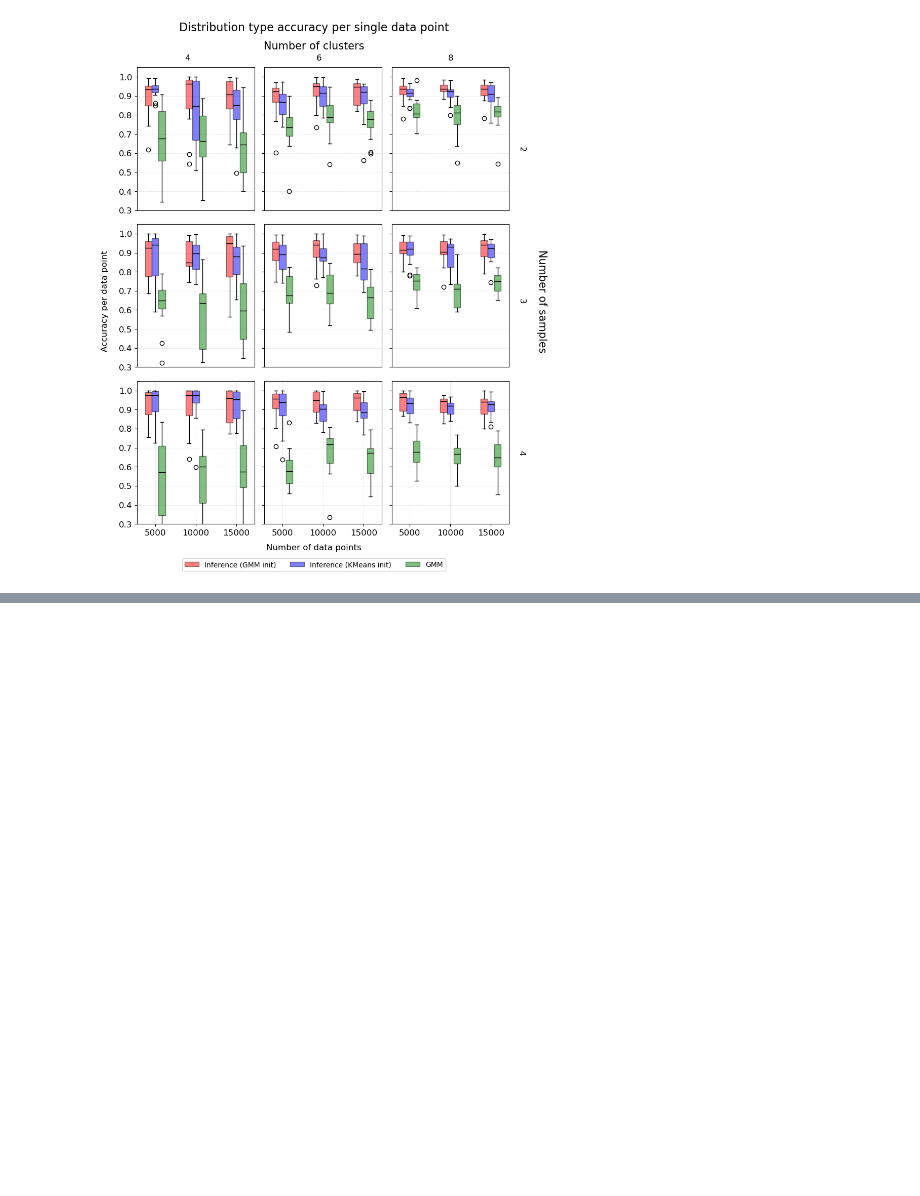
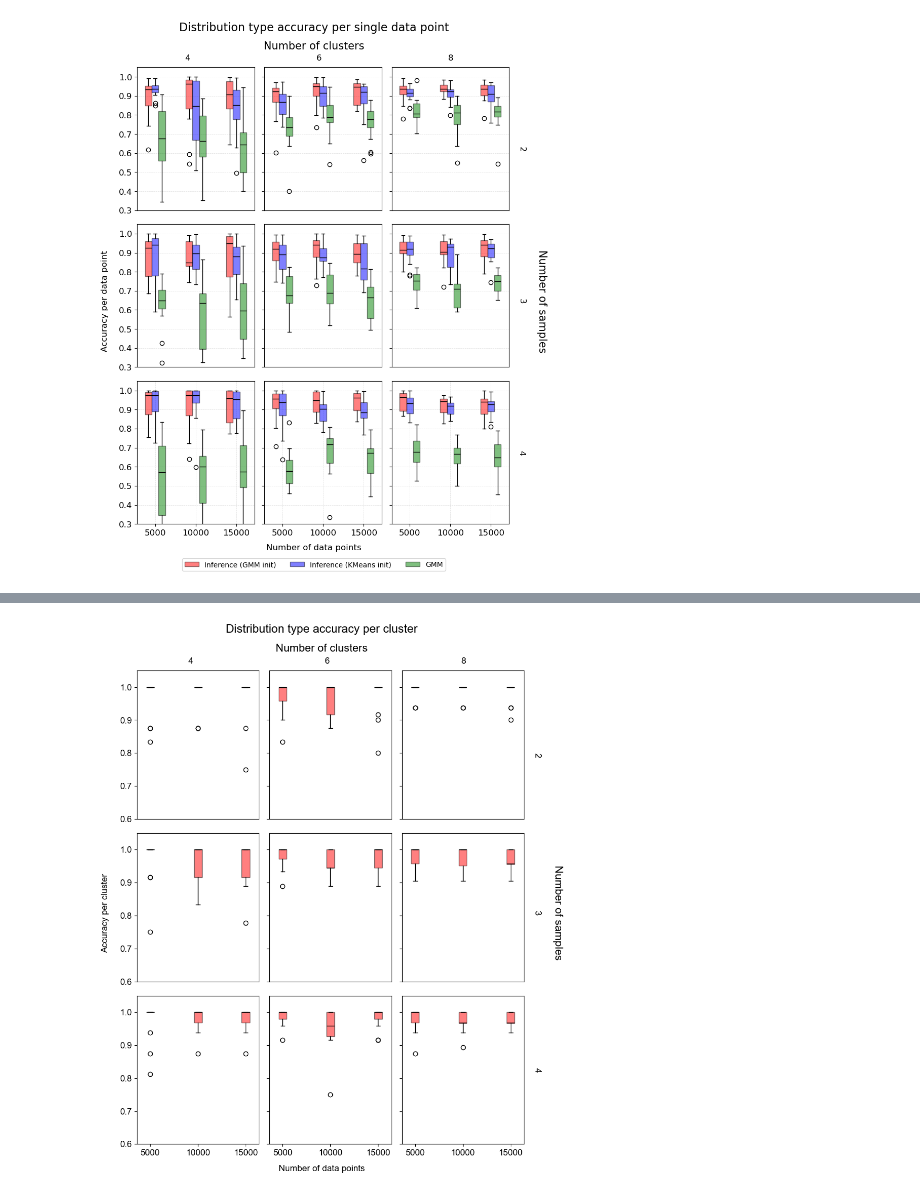
Before and after one commit to caravagnalab/MOBSTERm, a Jupyter notebook: test_generative/general_boxplots_analysis.ipynb, the cells around one changed output, grey strips where cells are left out. Cells and saved outputs as stored; diff of their text form; code cells hidden in the pictures; blank space fills up the shorter version.

```diff
--- a/test_generative/general_boxplots_analysis.ipynb
+++ b/test_generative/general_boxplots_analysis.ipynb
@@ -9,11 +9,16 @@ from matplotlib.patches import Patch
 import os
 import re
 import seaborn as sns
+# %%
+import matplotlib
+# Set Arial as the font
+matplotlib.rcParams['font.family'] = 'Arial'
 # %%
 purity = 1.0
 coverage = 100
-general_folder_gmm = f"./new_model/results/p_{str(purity).replace('.', '')}_cov_{coverage}/"
-general_folder_kmeans = f"./new_model_kmeans/results/p_{str(purity).replace('.', '')}_cov_{coverage}/"
+# general_folder_gmm = f"./new_model/results/p_{str(purity).replace('.', '')}_cov_{coverage}/"
+general_folder_gmm = f"./final_our_model/results/p_{str(purity).replace('.', '')}_cov_{coverage}/"
+general_folder_pyclone = f"./pyclone/results/p_{str(purity).replace('.', '')}_cov_{coverage}/"
 
 N_values = [5000, 10000, 15000]
 K_values = [4, 6, 8]
@@ -885,0 +1655,84 @@ plt.show()
+# %%
+fig, axes = plt.subplots(len(N_values), len(K_values), figsize=(10, 12), sharey=True)
+
+for i, D in enumerate(D_values):
+    for j, K in enumerate(K_values):
+        ax = axes[i, j]
+
+        all_metrics_gmm = []
+        for N in N_values:
+            metrics_key = f"N_{N}_K_{K}_D_{D}"
+            metrics_gmm = np.array(accuracy_gmm.get(metrics_key, []))  # Replace with your data retrieval logic
+            all_metrics_gmm.append(metrics_gmm)
+
+        if any(metrics.size > 0 for metrics in all_metrics_gmm):
+            # Adjusted positions for six boxplots
+            scale_factor = 1.8  # Increase this to add more spacing between groups
+            base_positions = np.arange(len(N_values)) * scale_factor  # Space out base positions
+
+            n_positions_gmm = base_positions - 0.3  # GMM boxplots slightly left of center
+            # n_positions_kmeans = base_positions  # KMeans boxplots centered
+            # n_positions_gmm_init = base_positions + 0.3  # GMM init boxplots slightly right of center
+
+            # Create boxplots for GMM
+            box_gmm = ax.boxplot(
+                all_metrics_gmm,
+                positions=n_positions_gmm,
+                notch=False,
+                patch_artist=True,
+                widths=0.3
+            )
+            for patch in box_gmm['boxes']:
+                patch.set_facecolor('red')
+                patch.set_alpha(0.5)
+                patch.set_edgecolor('black')
+                patch.set_linewidth(1)
+            for median in box_gmm['medians']:
+                median.set_color('black')
+                median.set_linewidth(1)
+
+            # Add scatter points for individual data points (GMM)
+            # for k, (metrics, pos) in enumerate(zip(all_metrics_gmm, n_positions_gmm)):
+            #     jitter = np.random.normal(0, 0.05, size=len(metrics))
+            #     ax.scatter(pos + jitter, metrics, alpha=0.7, color='black', s=10)
+
+            # # Add scatter points for individual data points (KMeans)
+            # for k, (metrics, pos) in enumerate(zip(all_metrics_kmeans, n_positions_kmeans)):
+            #     jitter = np.random.normal(0, 0.05, size=len(metrics))
+            #     ax.scatter(pos + jitter, metrics, alpha=0.7, color='black', s=20)
+
+            # Set x-ticks for N values
+            if i == len(D_values) - 1:  # Only for the bottom row
+                # ax.set_xticks((n_positions_gmm + n_positions_kmeans + n_positions_gmm_init) / 3)
+                ax.set_xticks((n_positions_gmm))
+                ax.set_xticklabels([str(N) for N in N_values], fontsize=12)
+            else:
+                ax.set_xticks([])
+
+            ax.set_ylim([0.0, 1.01])  # Adjust y-axis limits
+        else:
+            ax.set_xticks([])
+
+        ax.tick_params(axis='y', labelsize=12)
+
+for j, K in enumerate(K_values):
+    fig.text(0.25 + j * 0.26, 0.90, f'{K}', va='center', ha='center', fontsize=12)
+
+fig.text(0.5, 0.95, 'Distribution type accuracy per cluster', ha='center', va='center', fontsize=16)
+fig.text(0.5, 0.92, 'Number of clusters', va='center', ha='center', fontsize=15)
+
+fig.text(0.95, 0.5, 'Number of samples', va='center', ha='center', rotation=-90, fontsize=15)
+for i, D in enumerate(D_values):
+    fig.text(0.91, 0.75 - i * 0.25, f'{D}', va='center', ha='center', rotation=-90, fontsize=12)
+
+fig.text(0.08, 0.5, 'Accuracy per cluster', va='center', rotation='vertical', fontsize=12)
+fig.text(0.5, 0.09, 'Number of data points', ha='center', fontsize=12)
+
+
+# Adjust layout to prevent overlap
+plt.tight_layout(rect=[0.1, 0.1, 0.9, 0.9])
+
+plt.ylim([0.6, 1.05])
+plt.show()
+# %% [output]
+[figure, added]
```
Also changed, not shown: parts of 37 cells of this notebook, 11 other files.
